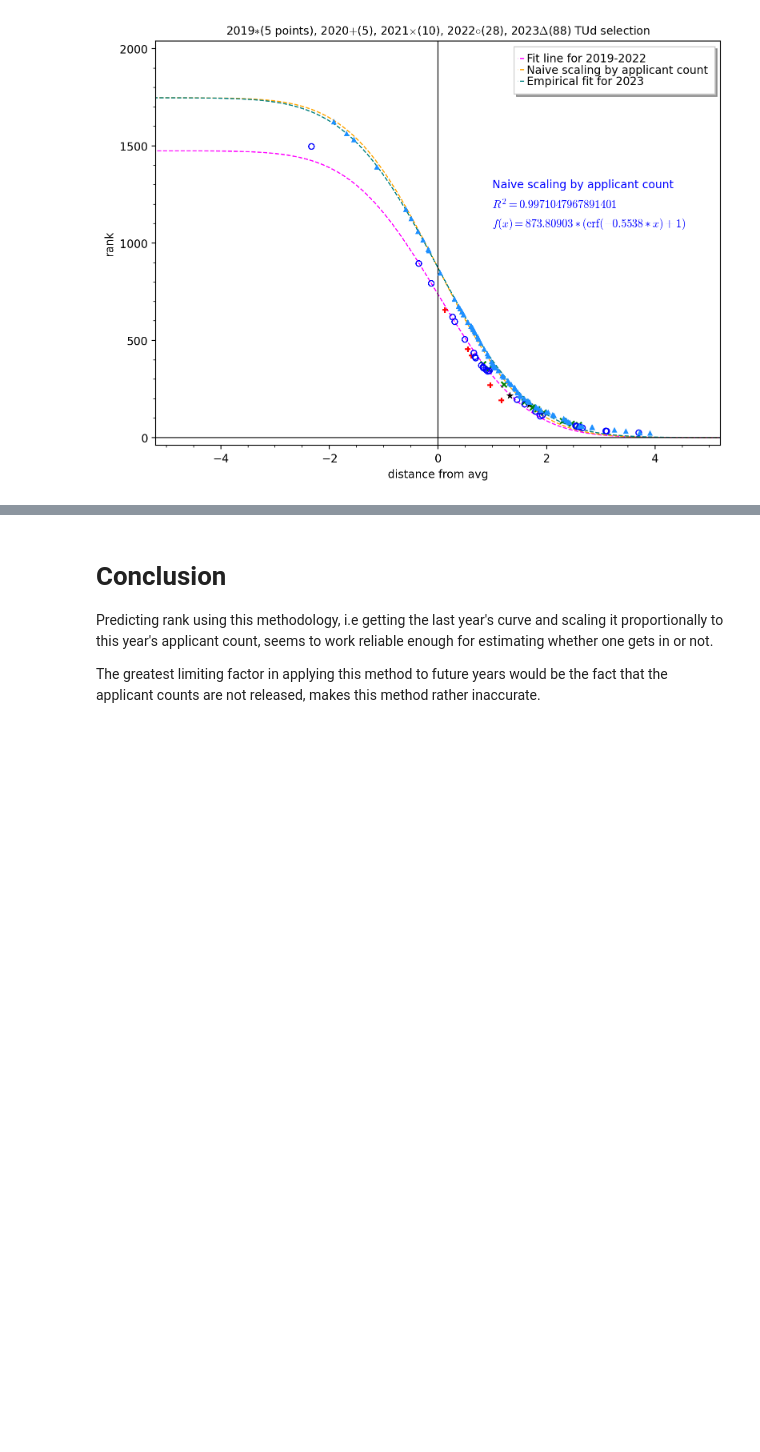
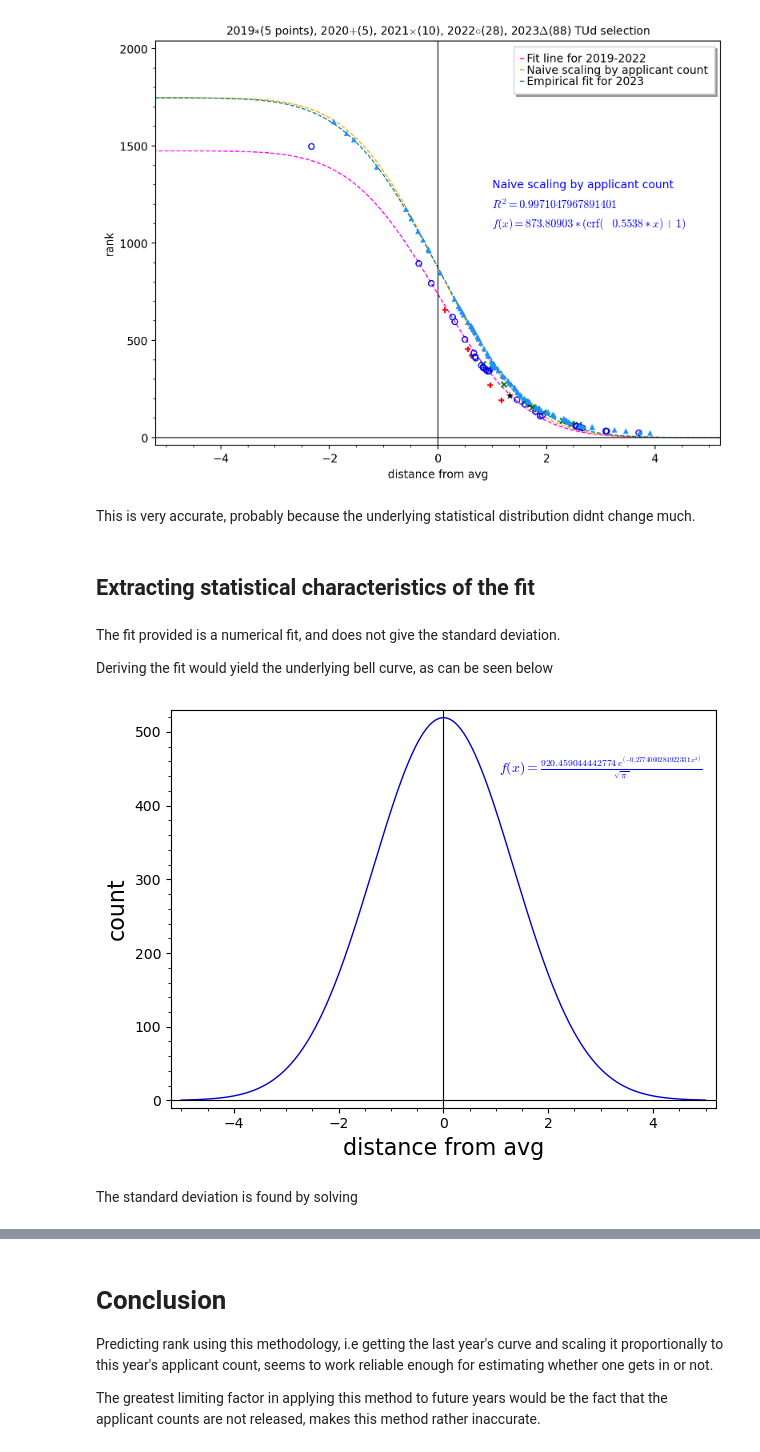
Before and after one commit to erentar/tud-aero-selection-rankings, a Jupyter notebook: report.ipynb, the cells around one changed output, grey strips where cells are left out. Cells and saved outputs as stored; diff of their text form; code cells hidden in the pictures; blank space fills up the shorter version.

```diff
--- a/report.ipynb
+++ b/report.ipynb
@@ -470,3 +473,24 @@ combined.show(
 )
 # %% [output]
 [figure]
+# %% [markdown]
+This is very accurate, probably because the underlying statistical distribution didnt change much.
+# %% [markdown]
+## Extracting statistical characteristics of the fit
+# %% [markdown]
+The fit provided is a numerical fit, and does not give the standard deviation.
+
+Deriving the fit would yield the underlying bell curve, as can be seen below
+# %%
+_fn = -derivative(model.subs(fit2023)(x),x)
+# %%
+plot(
+    [_fn],(x,-5,5),
+    axes_labels=["distance from avg","count"],
+    frame="true"
+) + \
+text(f"$f(x)={latex(_fn)}$",[3,450])
+# %% [output]
+[figure, added]
+# %% [markdown]
+The standard deviation is found by solving
```
Also changed, not shown: parts of 10 cells of this notebook, 1 other file.
